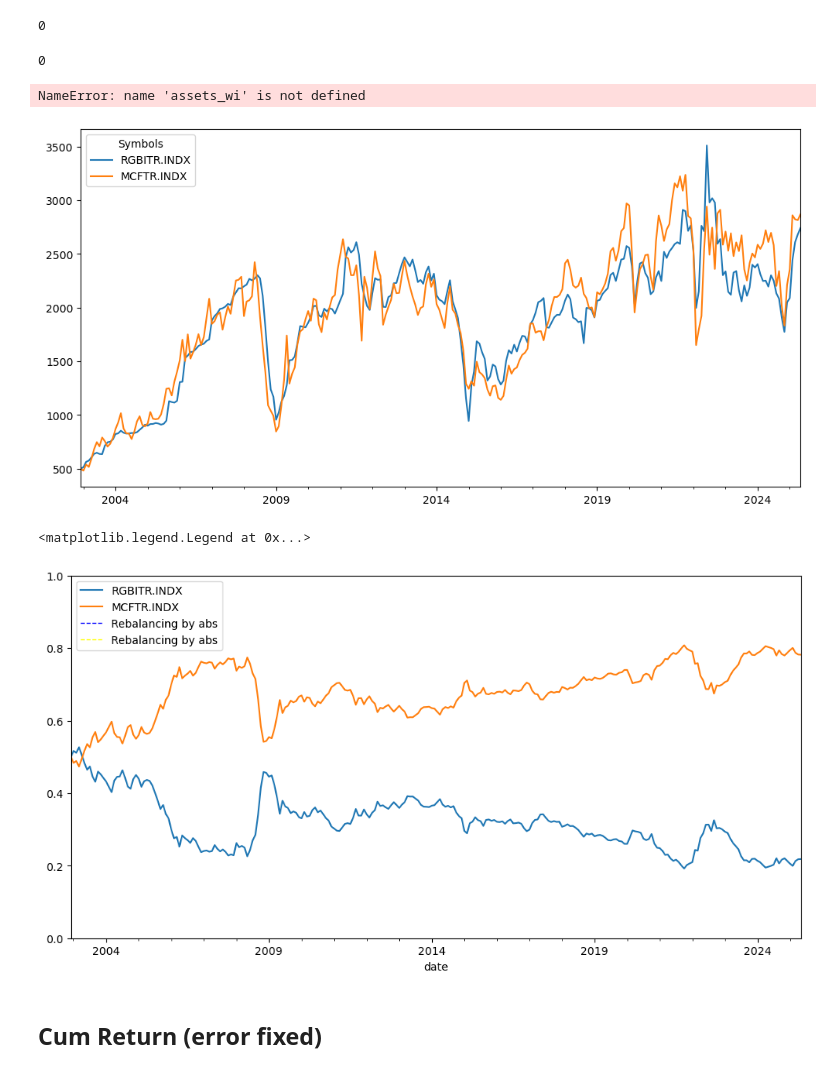
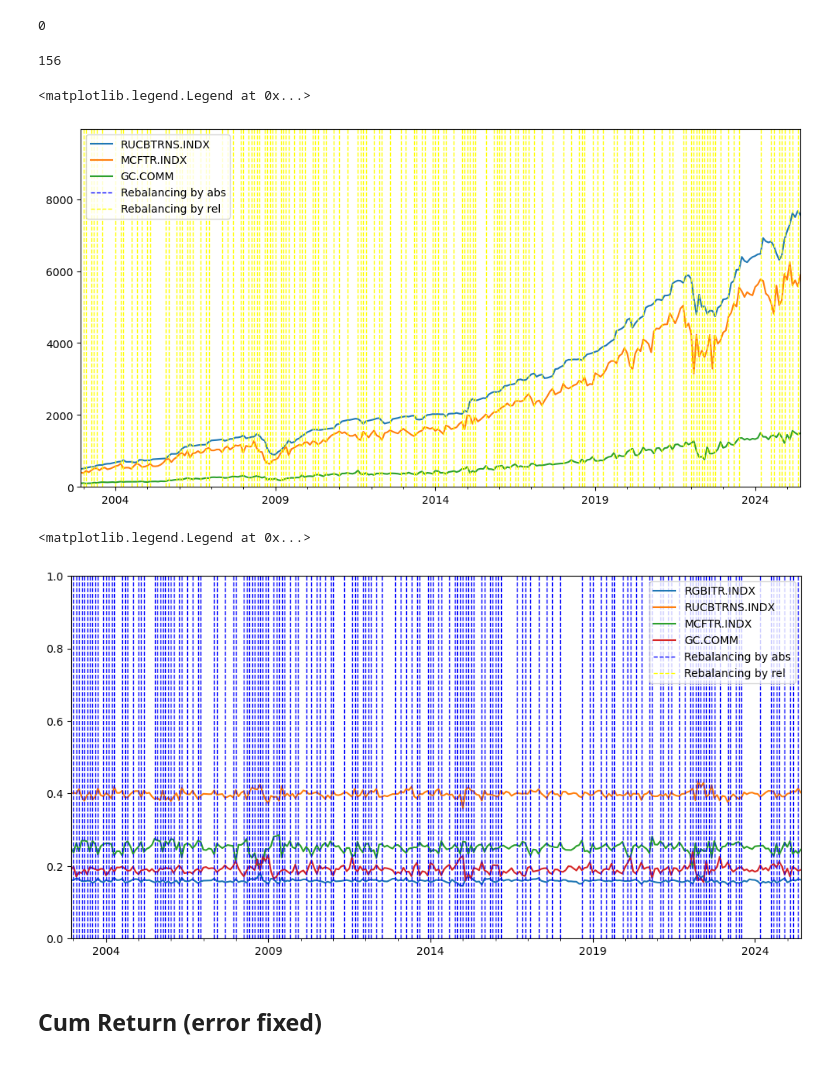
Before and after one commit to mbk-dev/okama, a Jupyter notebook: main_notebook.ipynb, the cells around one changed output. Drawn from its saved outputs; the diff is of its cells as text; code cells hidden in the pictures.

```diff
--- a/main_notebook.ipynb
+++ b/main_notebook.ipynb
@@ -72,3 +72,9 @@ w = ef.minimize_risk(0.184914755913651)
 print(w)
 # %% [markdown]
 ## Rebalancing strategies
+# %%
+assets = ['RUCBTRNS.INDX', 'MCFTR.INDX', 'GC.COMM']
+weights = [0.50,            0.40,            0.10]
+# assets = ['RGBITR.INDX', 'MCFTR.INDX']
+# weights = [0.50,  0.50]
+pf = ok.Portfolio(assets, weights=weights, ccy='RUB', inflation=False)
@@ -138,8 +148,8 @@ Freq: M, Length: 62, dtype: float64
 # %%
 pf.rebalancing_strategy = ok.Rebalance(
     period="none",
-    abs_deviation=0.01,
-    rel_deviation=None
+    abs_deviation=0.10,
+    rel_deviation=0.05
 )
 print(pf.rebalancing_strategy)
 # %% [output]
@@ -285,7 +271,7 @@ ev[ev == 'rel'].count()
 # %%
 ev[ev == 'abs'].count()
 # %% [output]
-0
+156
 # %%
 fig = plt.figure(figsize=(12,6))
 # fig.subplots_adjust(bottom=0.2, top=1.5)
@@ -299,24 +285,25 @@ max_wi_rb = assets_wi_rb.to_numpy().max()
 max_global = max(max_wi, max_wi_rb)
 
 ax.vlines(x=ev[ev == 'abs'].index, ymin=0, ymax=max_global, colors='blue', ls='--', lw=1, label='Rebalancing by abs')
-ax.vlines(x=ev[ev == 'rel'].index, ymin=0, ymax=max_global, colors='yellow', ls='--', lw=1, label='Rebalancing by abs')
+ax.vlines(x=ev[ev == 'rel'].index, ymin=0, ymax=max_global, colors='yellow', ls='--', lw=1, label='Rebalancing by rel')
 
 ax.set_ylim([0, max_global])
+ax.legend()
 # %% [output]
-NameError: name 'assets_wi' is not defined
+<matplotlib.legend.Legend at 0x...>
-[figure, old version]
+[figure, new version]
 # %%
 fig = plt.figure(figsize=(12,6))
 # fig.subplots_adjust(bottom=0.2, top=1.5)
 ax = plt.gca()
 pf.weights_ts.plot(ax=ax)
 ax.vlines(x=ev[ev == 'abs'].index, ymin=0, ymax=1, colors='blue', ls='--', lw=1, label='Rebalancing by abs')
-ax.vlines(x=ev[ev == 'rel'].index, ymin=0, ymax=1, colors='yellow', ls='--', lw=1, label='Rebalancing by abs')
+ax.vlines(x=ev[ev == 'rel'].index, ymin=0, ymax=1, colors='yellow', ls='--', lw=1, label='Rebalancing by rel')
 ax.set_ylim([0, 1])
 ax.legend()
 # %% [output]
 <matplotlib.legend.Legend at 0x...>
-[figure, old version]
+[figure, new version]
 # %% [markdown]
 ## Cum Return (error fixed)
 # %%
```
Also changed, not shown: parts of 15 cells of this notebook, 2 other files.
